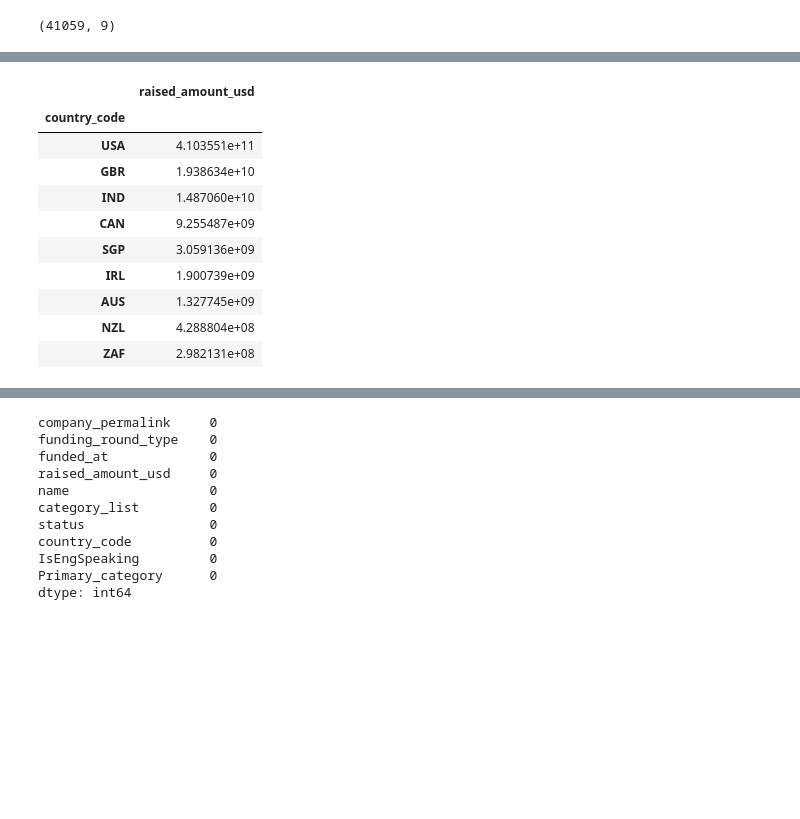
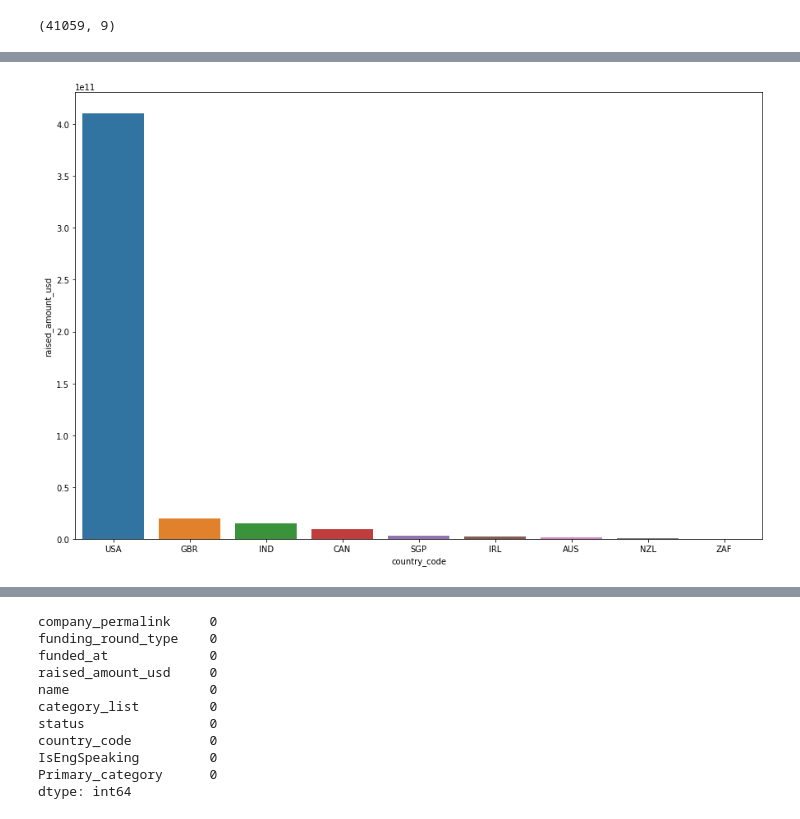
Before and after one commit to PCP4Dev/AI, a Jupyter notebook: InvestmentAssignment/Investment Assignment.ipynb, the cells around one changed output, grey strips where cells are left out. Drawn from its saved outputs; the diff is of its cells as text; code cells hidden in the pictures; blank space fills up the shorter version.

```diff
--- a/InvestmentAssignment/Investment Assignment.ipynb
+++ b/InvestmentAssignment/Investment Assignment.ipynb
@@ -412,3 +420,4 @@ ZAF    2.982131e+08
 Name: raised_amount_usd, dtype: float64
 # %%
-top9 = pd.DataFrame(topEngSpCountries.head(9))
+top9 = pd.DataFrame(topEngSpCountries.head(9).reset_index())
+top9
@@ -415,17 +435,9 @@ top9 = pd.DataFrame(topEngSpCountries.head(9))
-# %%
-top9.head(10)
-# %% [output]
-|  | raised_amount_usd |
-| country_code |  |
-| USA | 4.103551e+11 |
-| GBR | 1.938634e+10 |
-| IND | 1.487060e+10 |
-| CAN | 9.255487e+09 |
-| SGP | 3.059136e+09 |
-| IRL | 1.900739e+09 |
-| AUS | 1.327745e+09 |
-| NZL | 4.288804e+08 |
-| ZAF | 2.982131e+08 |
+# %%
+plt.figure(figsize=[15,10])
+g = sns.barplot(data=top9, x="country_code", y="raised_amount_usd")
+plt.show()
+# %% [output]
+[figure, added]
 # %%
 master_frame_venture_EngSpeaking.category_list = master_frame_venture_EngSpeaking.category_list.astype('str')
 # %%
```
Also changed, not shown: parts of 18 cells of this notebook, 1 other file.
